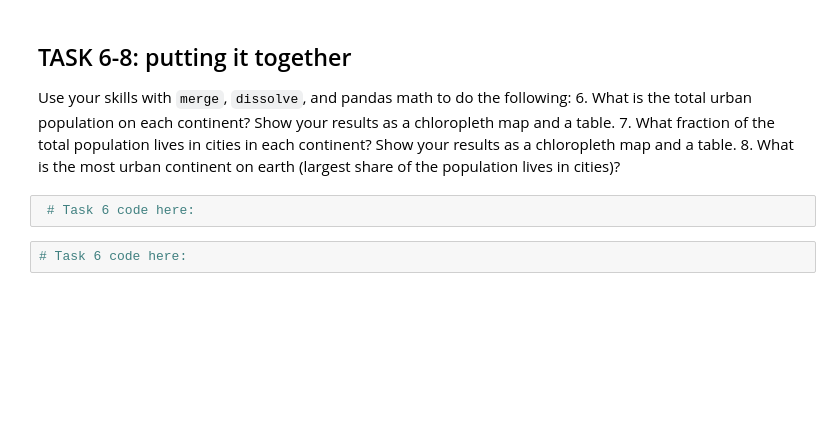
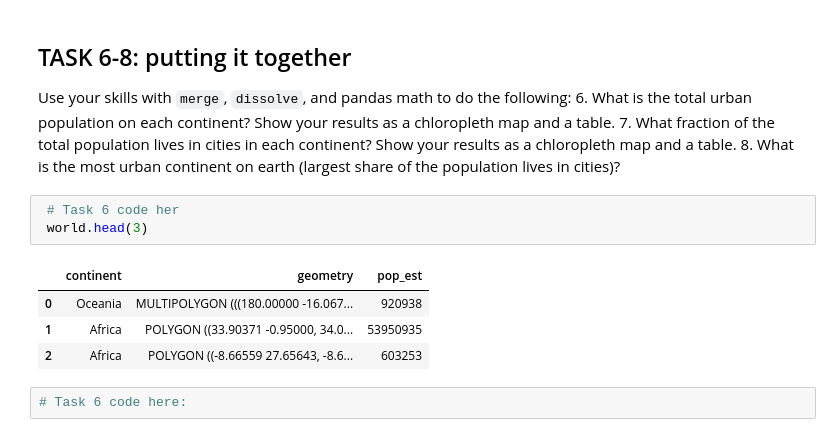
Before and after one commit to Sandipriz/EnvDatSci22, a Jupyter notebook: CodeSprints/VectorData101.ipynb, the cells around one changed output. Drawn from its saved outputs; the diff is of its cells as text; blank space fills up the shorter version.

```diff
--- a/CodeSprints/VectorData101.ipynb
+++ b/CodeSprints/VectorData101.ipynb
@@ -458,7 +681,13 @@ Use your skills with `merge`, `dissolve`, and pandas math to do the following:
 7. What fraction of the total population lives in cities in each continent? Show your results as a chloropleth map and a table.
 8. What is the most urban continent on earth (largest share of the population lives in cities)?
 # %%
- # Task 6 code here:
+ # Task 6 code her
+ world.head(3)
+# %% [output]
+|  | continent | geometry | pop_est |
+| 0 | Oceania | MULTIPOLYGON (((180.00000 -16.067... | 920938 |
+| 1 | Africa | POLYGON ((33.90371 -0.95000, 34.0... | 53950935 |
+| 2 | Africa | POLYGON ((-8.66559 27.65643, -8.6... | 603253 |
 # %%
 # Task 6 code here:
 # %%
```
Also changed, not shown: parts of 37 cells of this notebook.
